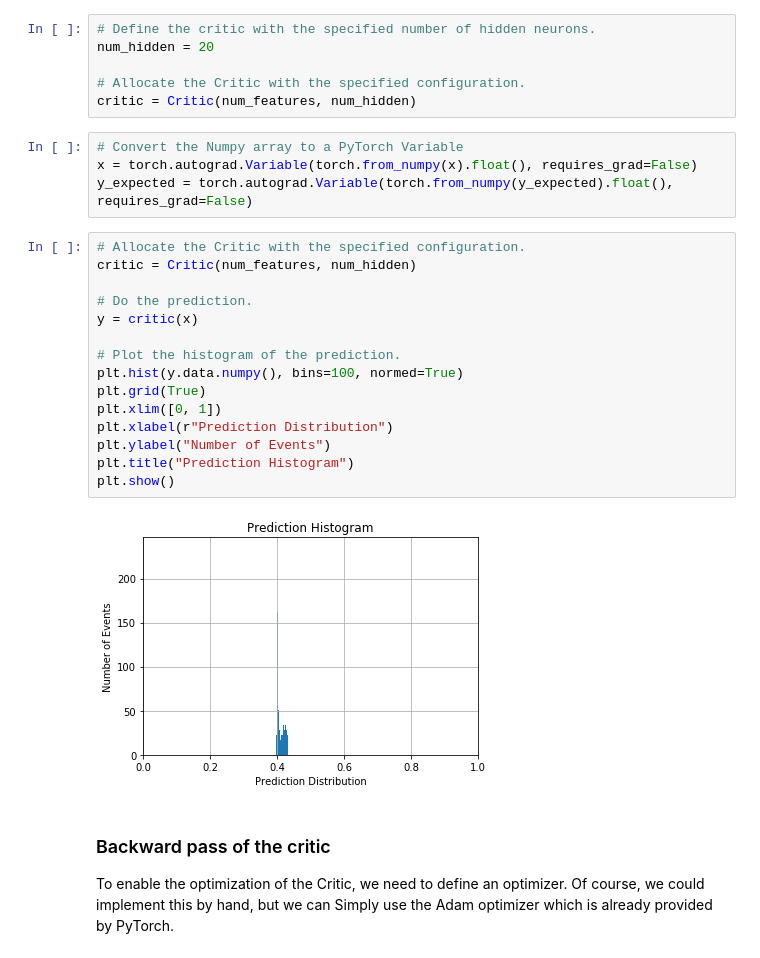
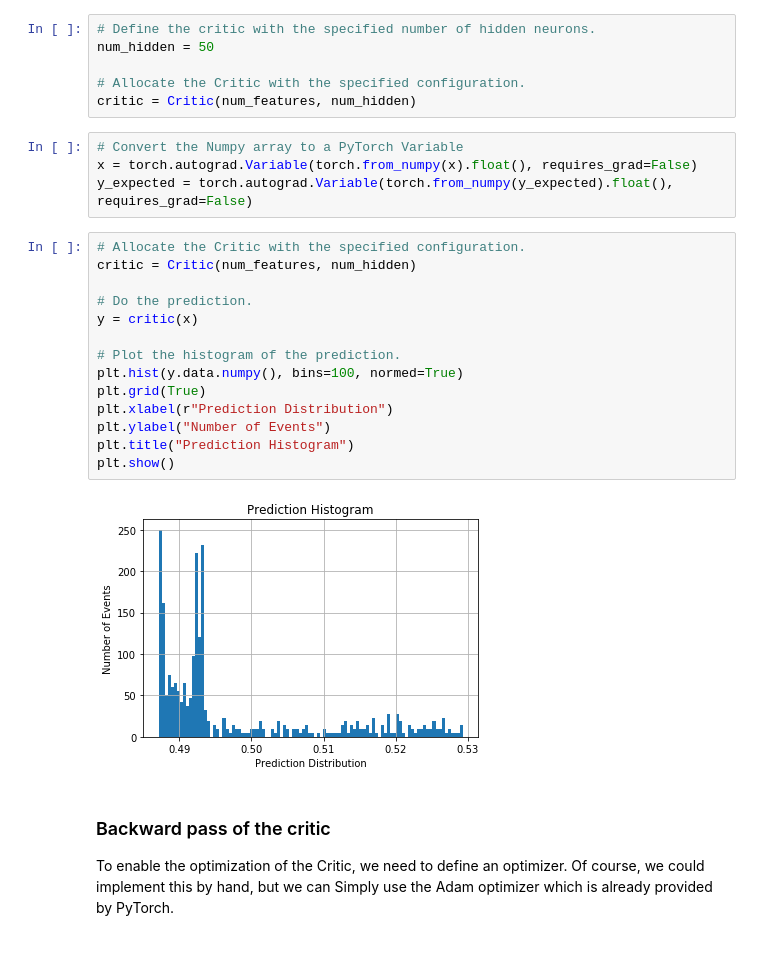
Before and after one commit to JoeriHermans/deep-learning-scripts, a Jupyter notebook: scripts/adverserial-variational-optimization/avo-notebook.ipynb, the cells around one changed output. Saved outputs shown, nothing was run; the diff lists cells and outputs as text.

```diff
--- a/scripts/adverserial-variational-optimization/avo-notebook.ipynb
+++ b/scripts/adverserial-variational-optimization/avo-notebook.ipynb
@@ -291,7 +292,7 @@ y_expected[batch_size // 2:] = 1.0
 ### Forward pass of the critic
 # %%
 # Define the critic with the specified number of hidden neurons.
-num_hidden = 20
+num_hidden = 50
 
 # Allocate the Critic with the specified configuration.
 critic = Critic(num_features, num_hidden)
@@ -302,20 +303,19 @@ y_expected = torch.autograd.Variable(torch.from_numpy(y_expected).float(), requi
 # %%
 # Allocate the Critic with the specified configuration.
 critic = Critic(num_features, num_hidden)
 
 # Do the prediction.
 y = critic(x)
 
 # Plot the histogram of the prediction.
 plt.hist(y.data.numpy(), bins=100, normed=True)
 plt.grid(True)
-plt.xlim([0, 1])
 plt.xlabel(r"Prediction Distribution")
 plt.ylabel("Number of Events")
 plt.title("Prediction Histogram")
 plt.show()
 # %% [output]
-[figure, old version]
+[figure, new version]
 # %% [markdown]
 ### Backward pass of the critic
 
```
Also changed, not shown: parts of 18 cells of this notebook.
